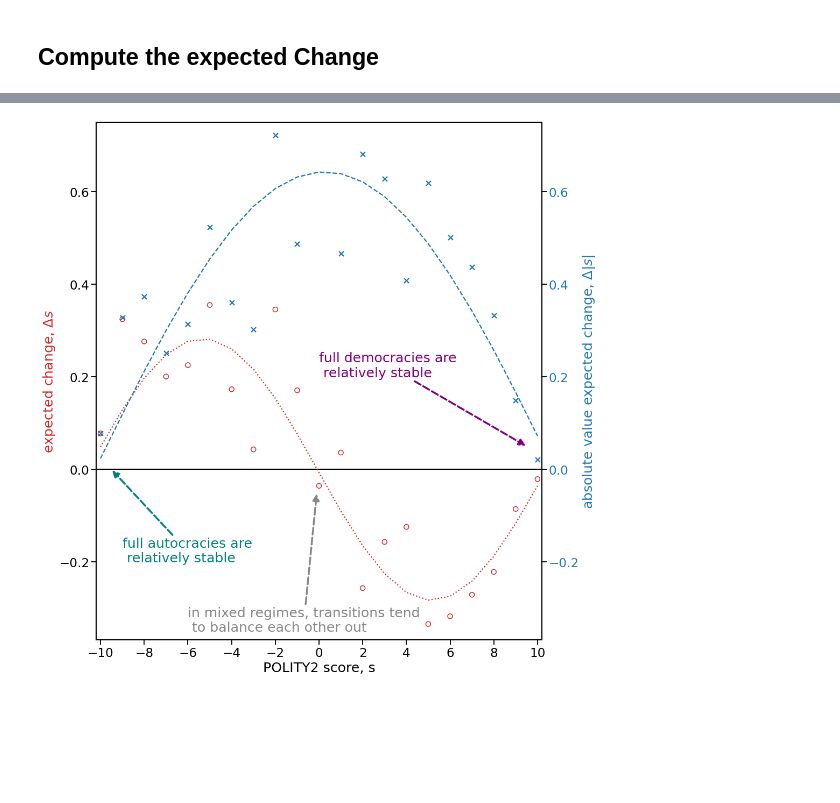
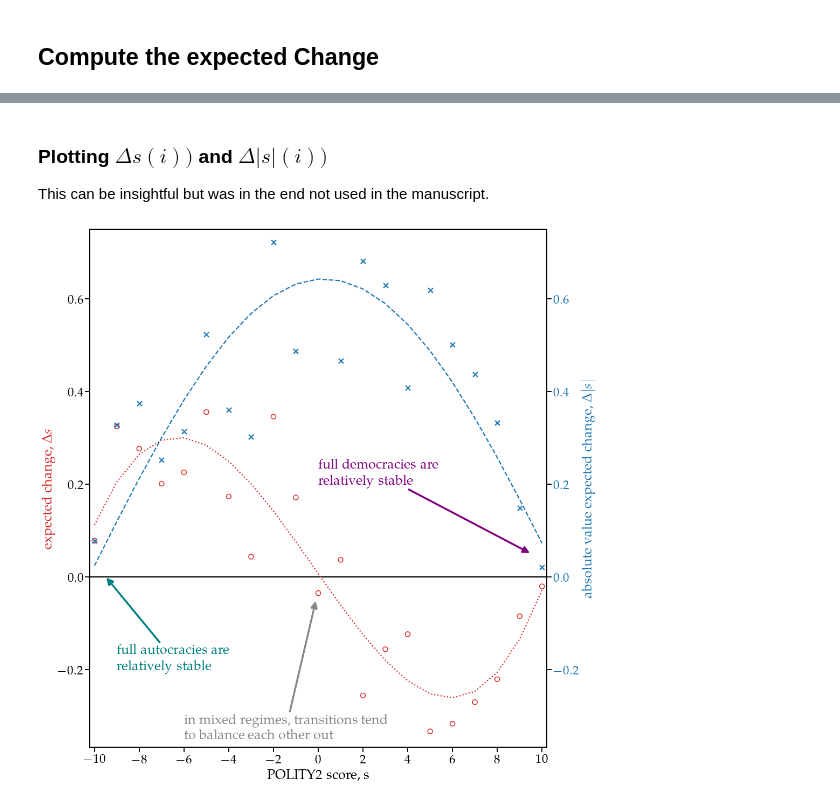
Before and after one commit to floklimm/democracyMarkovChain, a Jupyter notebook: code/1-markovChainEstimation.ipynb, the cells around one changed output, grey strips where cells are left out. Cells and saved outputs as stored; diff of their text form; code cells hidden in the pictures; blank space fills up the shorter version.

```diff
--- a/code/1-markovChainEstimation.ipynb
+++ b/code/1-markovChainEstimation.ipynb
@@ -8,6 +8,19 @@ import random
 from matplotlib.colors import LogNorm
 from scipy.integrate import odeint
 sns.set_context("talk", font_scale=1.4)
+
+
+# for using LaTeX fonts
+plt.rcParams.update({
+    "text.usetex": True,
+    "font.family": "sans-serif",
+    "font.sans-serif": ["Helvetica"]})
+# for Palatino and other serif fonts use:
+plt.rcParams.update({
+    "text.usetex": True,
+    "font.family": "serif",
+    "font.serif": ["Palatino"],
+})
 # %% [markdown]
 ## Infer Markov Chain transition matrix from political regime time-series data
 # %%
@@ -259,0 +272,14 @@ y2 = cosineFunction(x,param2[0],param2[1])
+# %%
+### Least square fit of the quadratic form of p_{ii} (i)
+
+x=np.arange(-10,11)
+p_ii = np.diag(P_allCountries_Bayes)
+
+def quadratic(x,a,b):
+    return(a*x**2+b)
+
+paramQuadratic, param_cov = curve_fit(quadratic, x, p_ii)
+
+
+xPlot = np.arange(-10,11,0.01)
+yPlotQuadratic = quadratic(xPlot,paramQuadratic[0],paramQuadratic[1])
@@ -259,0 +394,3 @@ y2 = cosineFunction(x,param2[0],param2[1])
+# %% [markdown]
+### Plotting $\Delta s(i))$ and $\Delta |s|(i))$
+This can be insightful but was in the end not used in the manuscript.
@@ -314,36 +469,35 @@ ax1.annotate('full autocracies are\n relatively stable', xy=(-9.5, -0.00),
              xycoords='data',
              xytext=(-9, -0.2),
              textcoords='data',
              color=teal,
              arrowprops=dict(arrowstyle= '-|>',
                              color=teal,
                              lw=3.5,
-                             ls='--')
+                             ls='-')
            )
 
 ax1.annotate('full democracies are\n relatively stable', xy=(9.5, 0.05),
              xycoords='data',
              xytext=(0, 0.2),
              textcoords='data',
              color=purple,
              arrowprops=dict(arrowstyle= '-|>',
                              color=purple,
                              lw=3.5,
-                             ls='--')
+                             ls='-')
            )
 
 ax1.annotate('in mixed regimes, transitions tend\n to balance each other out', xy=(-0.1, -0.05),
              xycoords='data',
              xytext=(-6, -0.35),
              textcoords='data',
              color=lightgray,
              arrowprops=dict(arrowstyle= '-|>',
                              color=lightgray,
                              lw=3.5,
-                             ls='--')
+                             ls='-')
            )
 
-#plt.savefig('./figures/expectedDeltasWithAbs.pdf')
-plt.savefig('./../results/figures/Fig3-expectedDeltasWithAbs.pdf')
+plt.savefig('./../results/supplementaryFigures/FigS-expectedDeltasWithAbs.pdf')
 # %% [output]
-[figure, old version]
+[figure, new version]
```
Also changed, not shown: parts of 12 cells of this notebook, 14 other files.
